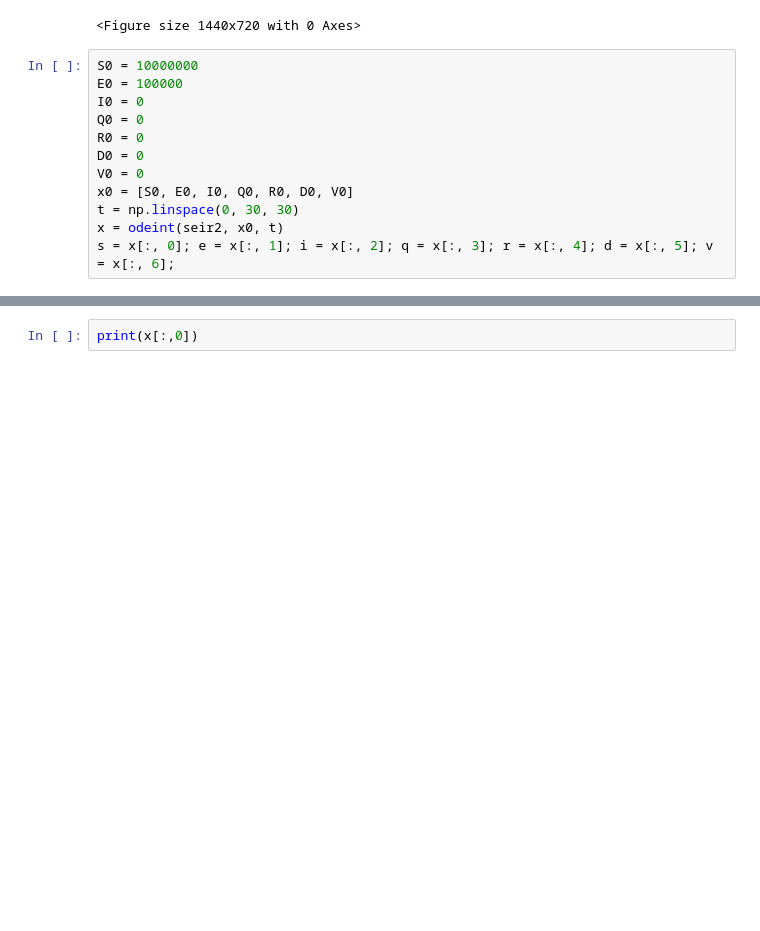
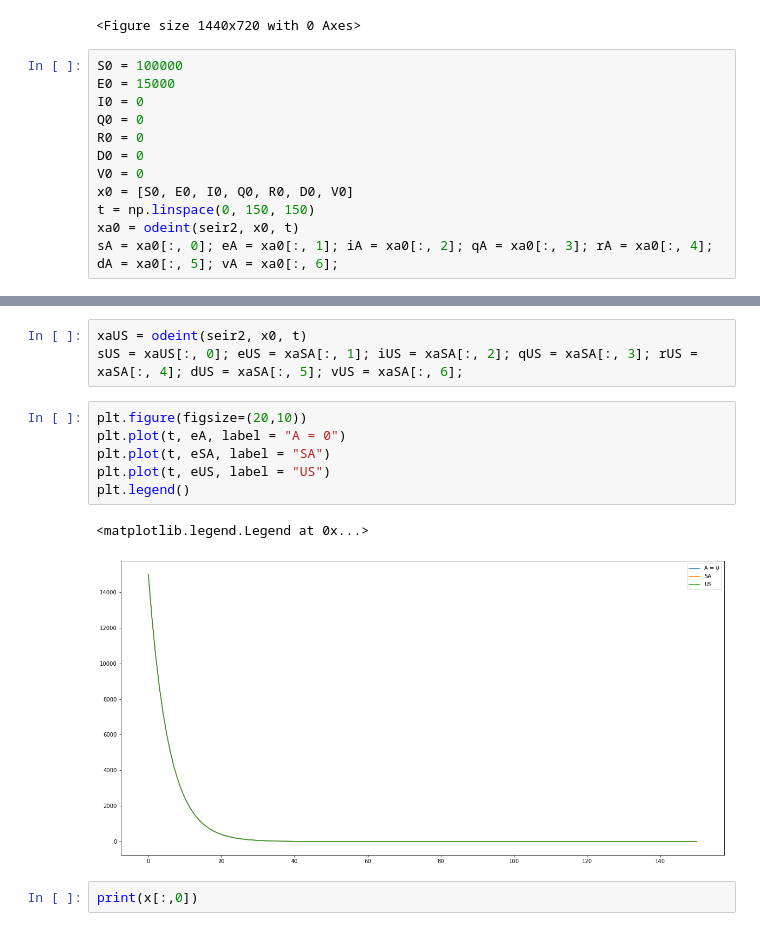
Before and after one commit to apasunuri/Vaccine-Distribution, a Jupyter notebook: models/SEIR.ipynb, the cells around one changed output, grey strips where cells are left out. Saved outputs shown, nothing was run; the diff lists cells and outputs as text; blank space fills up the shorter version.

```diff
--- a/models/SEIR.ipynb
+++ b/models/SEIR.ipynb
@@ -106,14 +106,14 @@ plt.show()
 NameError: name 'E' is not defined
 <Figure size 1440x720 with 0 Axes>
 # %%
-S0 = 10000000
-E0 = 100000
+S0 = 100000
+E0 = 15000
 I0 = 0
 Q0 = 0
 R0 = 0
 D0 = 0
 V0 = 0
 x0 = [S0, E0, I0, Q0, R0, D0, V0]
-t = np.linspace(0, 30, 30)
-x = odeint(seir2, x0, t)
-s = x[:, 0]; e = x[:, 1]; i = x[:, 2]; q = x[:, 3]; r = x[:, 4]; d = x[:, 5]; v = x[:, 6];
+t = np.linspace(0, 150, 150)
+xa0 = odeint(seir2, x0, t)
+sA = xa0[:, 0]; eA = xa0[:, 1]; iA = xa0[:, 2]; qA = xa0[:, 3]; rA = xa0[:, 4]; dA = xa0[:, 5]; vA = xa0[:, 6];
@@ -120,3 +131,15 @@ s = x[:, 0]; e = x[:, 1]; i = x[:, 2]; q = x[:, 3]; r = x[:, 4]; d = x[:, 5]; v
+# %%
+xaUS = odeint(seir2, x0, t)
+sUS = xaUS[:, 0]; eUS = xaSA[:, 1]; iUS = xaSA[:, 2]; qUS = xaSA[:, 3]; rUS = xaSA[:, 4]; dUS = xaSA[:, 5]; vUS = xaSA[:, 6];
+# %%
+plt.figure(figsize=(20,10))
+plt.plot(t, eA, label = "A = 0")
+plt.plot(t, eSA, label = "SA")
+plt.plot(t, eUS, label = "US")
+plt.legend()
+# %% [output]
+<matplotlib.legend.Legend at 0x...>
+[figure, added]
 # %%
 print(x[:,0])
 # %% [output]
```
Also changed, not shown: parts of 19 cells of this notebook, 21 other files.
